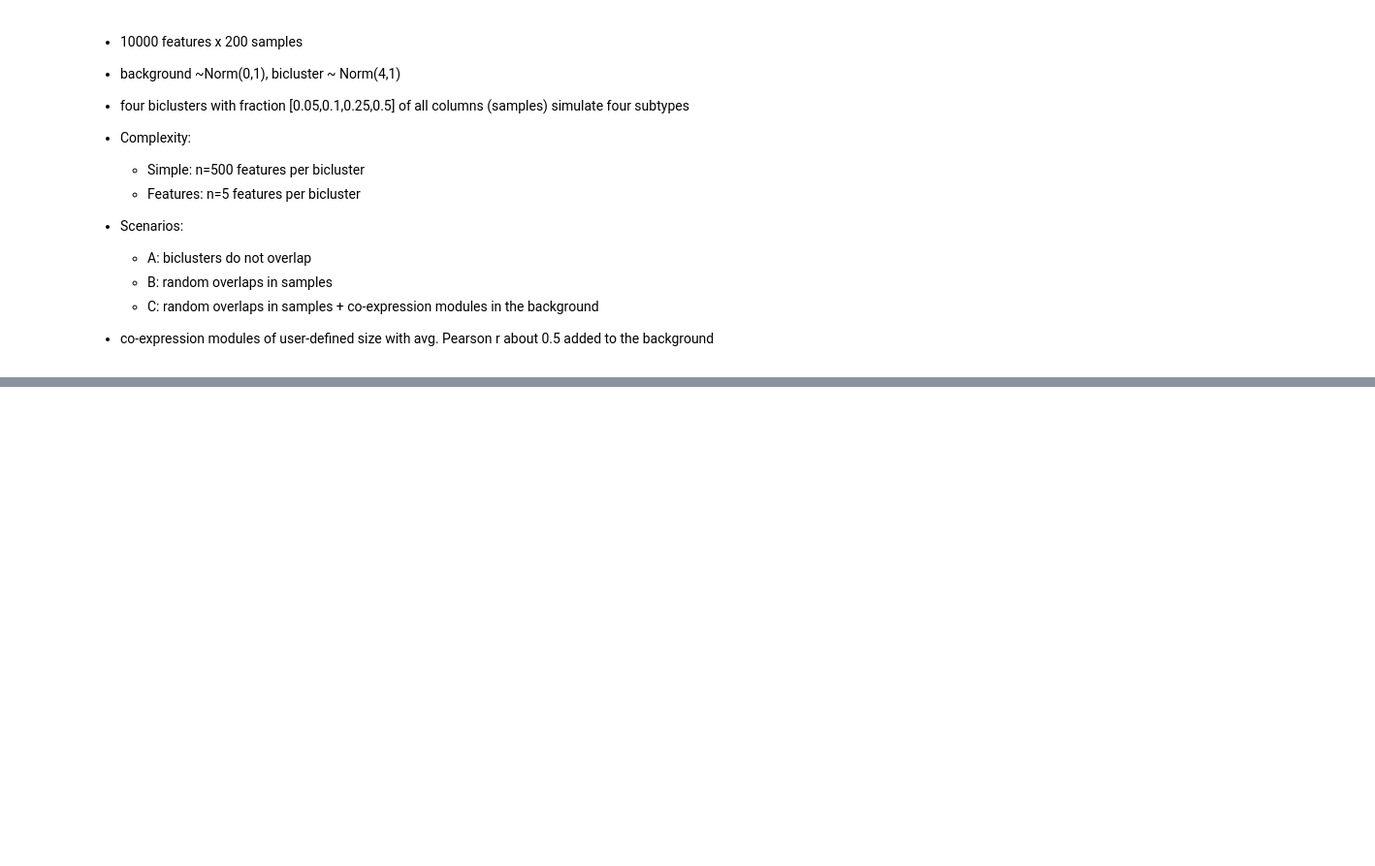
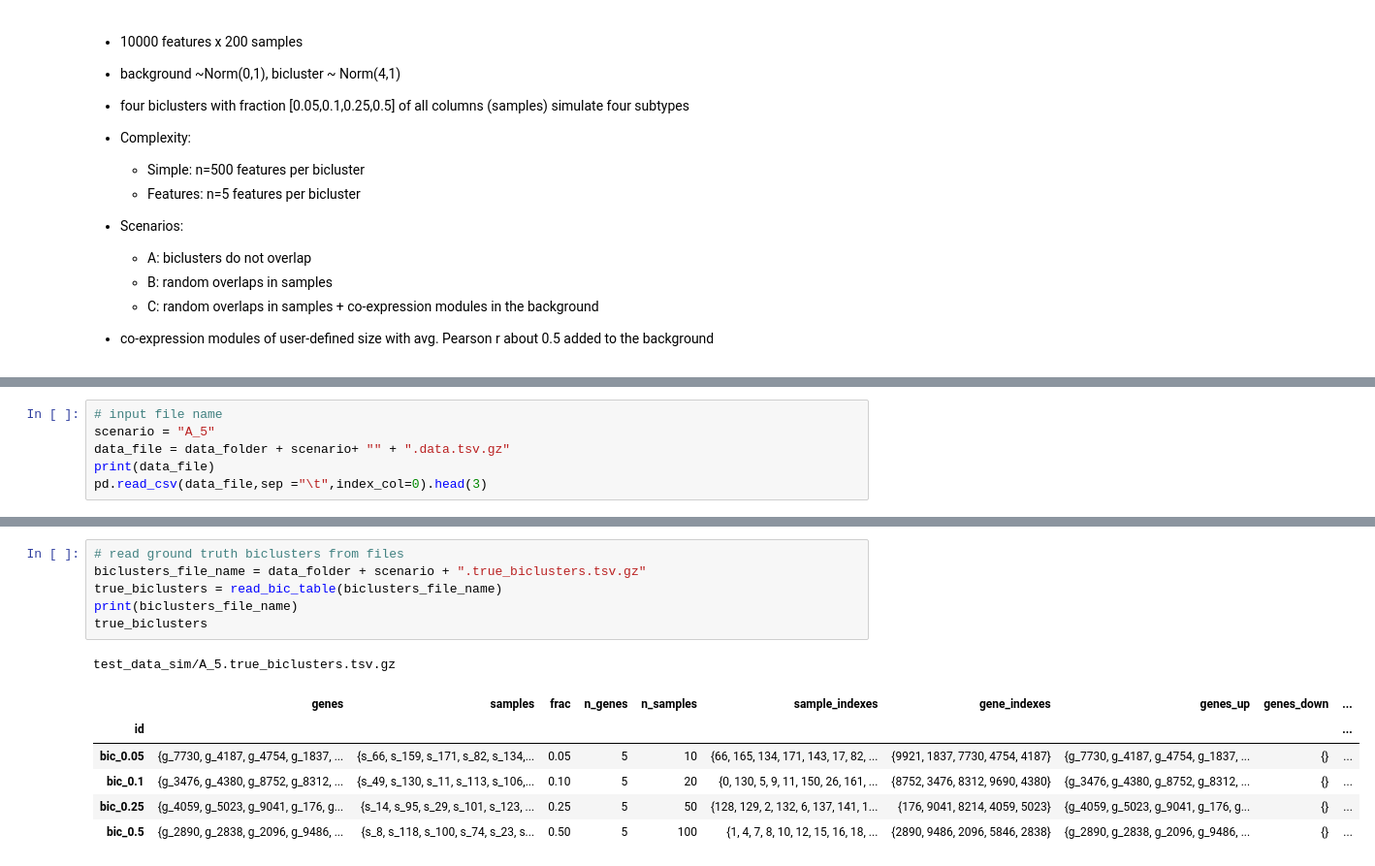
Before and after one commit to ozolotareva/unpast, a Jupyter notebook: notebooks/Generate_simulated_data_and_test_unpast.ipynb, the cells around one changed output, grey strips where cells are left out. Shown at 97% size. Cells and saved outputs as stored; diff of their text form; blank space fills up the shorter version.

```diff
--- a/notebooks/Generate_simulated_data_and_test_unpast.ipynb
+++ b/notebooks/Generate_simulated_data_and_test_unpast.ipynb
@@ -510,0 +222,6 @@ C_5 found biclusters: 19
+# %%
+# input file name
+scenario = "A_5"
+data_file = data_folder + scenario+ "" + ".data.tsv.gz"
+print(data_file)
+pd.read_csv(data_file,sep ="\t",index_col=0).head(3)
@@ -510,0 +235,14 @@ C_5 found biclusters: 19
+# %%
+# read ground truth biclusters from files
+biclusters_file_name = data_folder + scenario + ".true_biclusters.tsv.gz"
+true_biclusters = read_bic_table(biclusters_file_name)
+print(biclusters_file_name)
+true_biclusters
+# %% [output]
+test_data_sim/A_5.true_biclusters.tsv.gz
+|  | genes | samples | frac | n_genes | n_samples | sample_indexes | gene_indexes | genes_up | genes_down | ... |
+| id |  |  |  |  |  |  |  |  |  | ... |
+| bic_0.05 | {g_7730, g_4187, g_4754, g_1837, ... | {s_66, s_159, s_171, s_82, s_134,... | 0.05 | 5 | 10 | {66, 165, 134, 171, 143, 17, 82, ... | {9921, 1837, 7730, 4754, 4187} | {g_7730, g_4187, g_4754, g_1837, ... | {} | ... |
+| bic_0.1 | {g_3476, g_4380, g_8752, g_8312, ... | {s_49, s_130, s_11, s_113, s_106,... | 0.10 | 5 | 20 | {0, 130, 5, 9, 11, 150, 26, 161, ... | {8752, 3476, 8312, 9690, 4380} | {g_3476, g_4380, g_8752, g_8312, ... | {} | ... |
+| bic_0.25 | {g_4059, g_5023, g_9041, g_176, g... | {s_14, s_95, s_29, s_101, s_123, ... | 0.25 | 5 | 50 | {128, 129, 2, 132, 6, 137, 141, 1... | {176, 9041, 8214, 4059, 5023} | {g_4059, g_5023, g_9041, g_176, g... | {} | ... |
+| bic_0.5 | {g_2890, g_2838, g_2096, g_9486, ... | {s_8, s_118, s_100, s_74, s_23, s... | 0.50 | 5 | 100 | {1, 4, 7, 8, 10, 12, 15, 16, 18, ... | {2890, 9486, 2096, 5846, 2838} | {g_2890, g_2838, g_2096, g_9486, ... | {} | ... |
```
Also changed, not shown: parts of 37 cells of this notebook, 1 other file.
